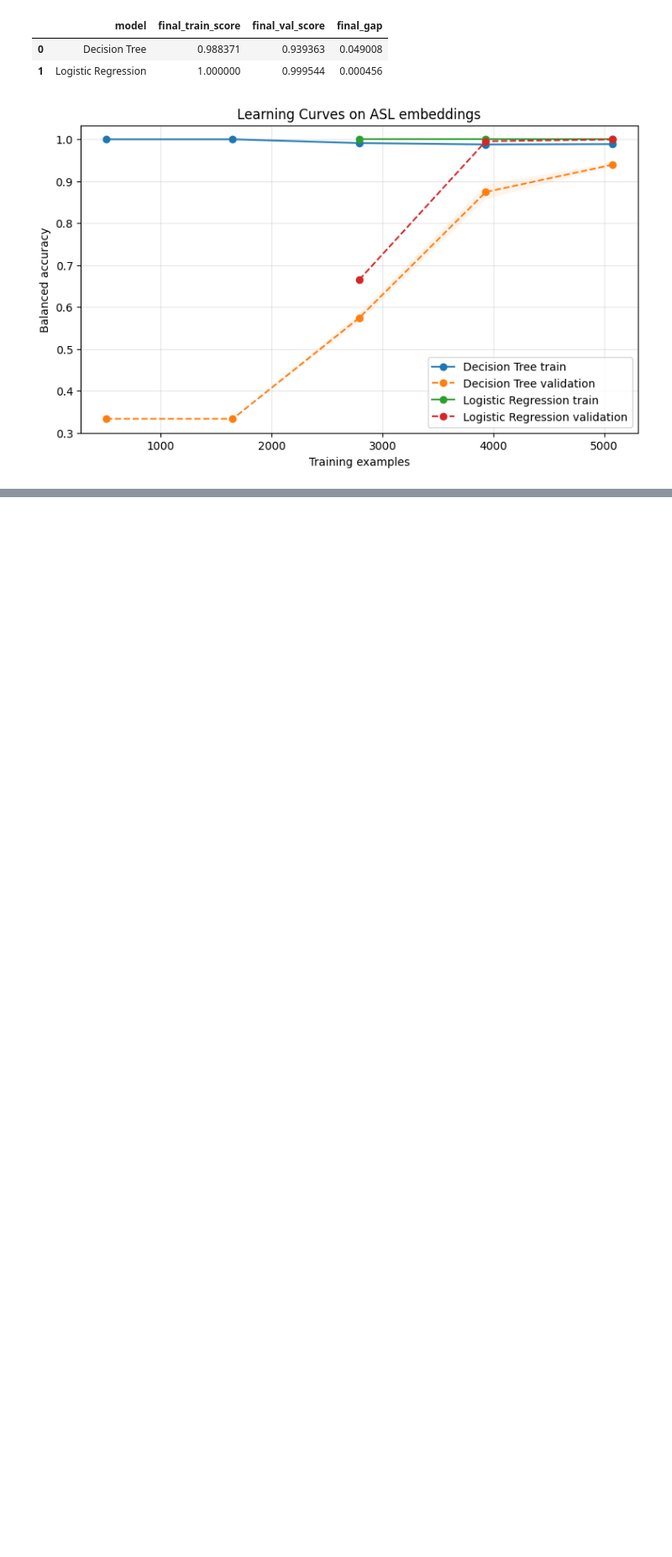
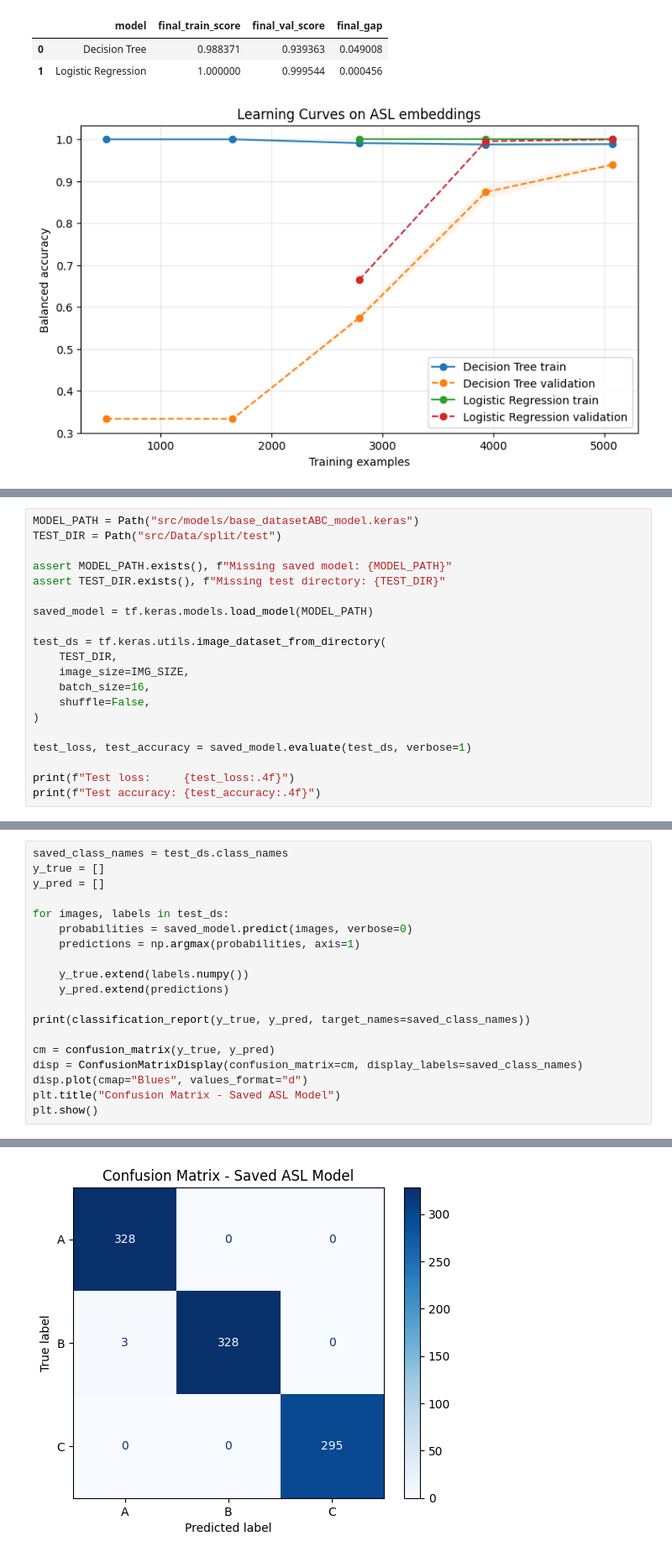
Before and after one commit to sle3pyy/IAA-ML-ASL-Sign-Language-Recognition, a Jupyter notebook: ASL_Training_Verification.ipynb, the cells around one changed output, grey strips where cells are left out. Shown at 84% size. Drawn from its saved outputs; the diff is of its cells as text; blank space fills up the shorter version.

```diff
--- a/ASL_Training_Verification.ipynb
+++ b/ASL_Training_Verification.ipynb
@@ -374,0 +388,20 @@ ValueError: This solver needs samples of at least 2 classes in the data, but the
+# %%
+MODEL_PATH = Path("src/models/base_datasetABC_model.keras")
+TEST_DIR = Path("src/Data/split/test")
+
+assert MODEL_PATH.exists(), f"Missing saved model: {MODEL_PATH}"
+assert TEST_DIR.exists(), f"Missing test directory: {TEST_DIR}"
+
+saved_model = tf.keras.models.load_model(MODEL_PATH)
+
+test_ds = tf.keras.utils.image_dataset_from_directory(
+    TEST_DIR,
+    image_size=IMG_SIZE,
+    batch_size=16,
+    shuffle=False,
+)
+
+test_loss, test_accuracy = saved_model.evaluate(test_ds, verbose=1)
+
+print(f"Test loss:     {test_loss:.4f}")
+print(f"Test accuracy: {test_accuracy:.4f}")
@@ -374,0 +417,20 @@ ValueError: This solver needs samples of at least 2 classes in the data, but the
+# %%
+saved_class_names = test_ds.class_names
+y_true = []
+y_pred = []
+
+for images, labels in test_ds:
+    probabilities = saved_model.predict(images, verbose=0)
+    predictions = np.argmax(probabilities, axis=1)
+
+    y_true.extend(labels.numpy())
+    y_pred.extend(predictions)
+
+print(classification_report(y_true, y_pred, target_names=saved_class_names))
+
+cm = confusion_matrix(y_true, y_pred)
+disp = ConfusionMatrixDisplay(confusion_matrix=cm, display_labels=saved_class_names)
+disp.plot(cmap="Blues", values_format="d")
+plt.title("Confusion Matrix - Saved ASL Model")
+plt.show()
+# %% [output]
@@ -374,0 +446 @@ ValueError: This solver needs samples of at least 2 classes in the data, but the
+[figure, added]
```
Also changed, not shown: parts of 5 cells of this notebook, 8 other files.
